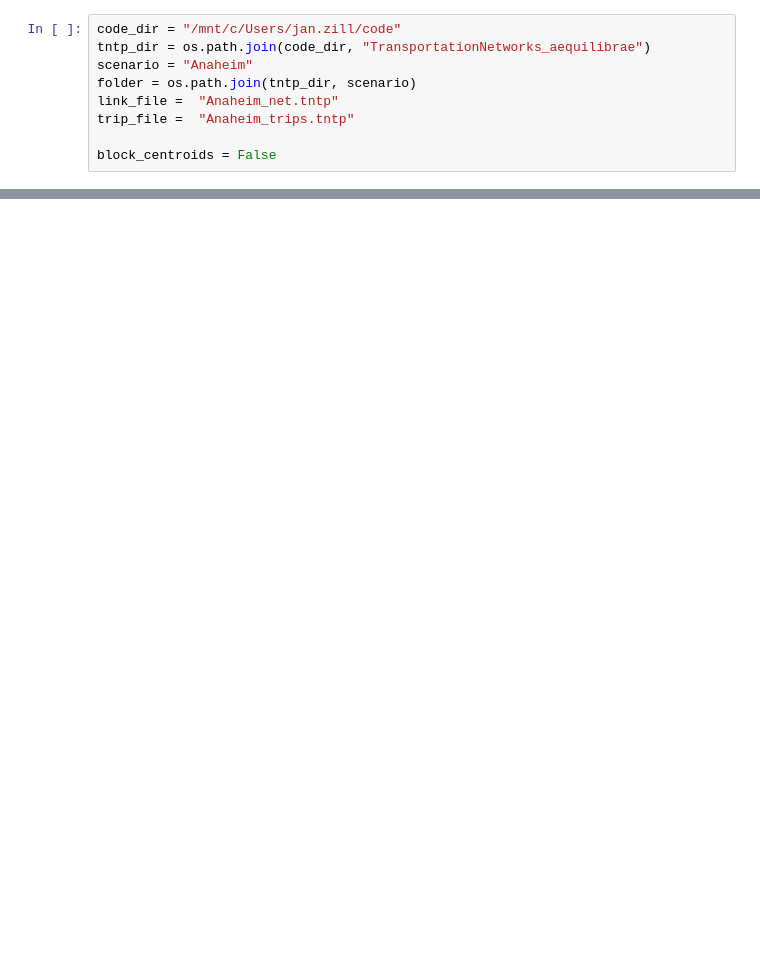
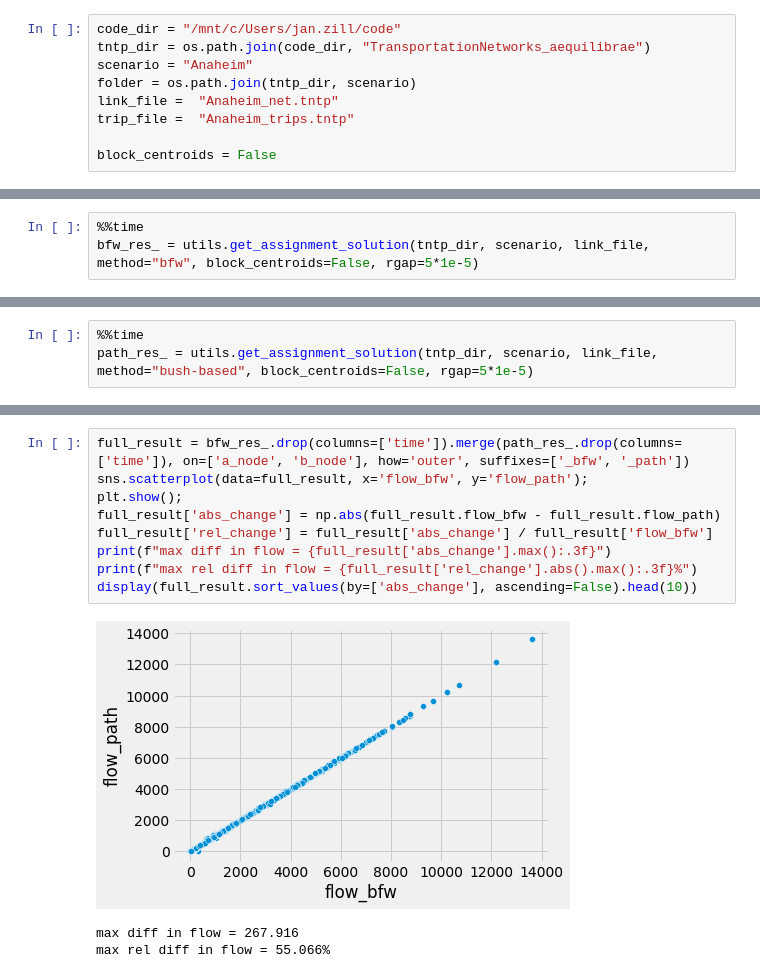
Before and after one commit to AequilibraE/aequilibrae, a Jupyter notebook: jupyter_development/integrate_path_based_in_aequ.ipynb, the cells around one changed output, grey strips where cells are left out. Drawn from its saved outputs; the diff is of its cells as text; blank space fills up the shorter version.

Commit message:
integrates felipe's bush-based assignment into aequilibrae via quick, dirty wrapper around data structures

```diff
--- a/jupyter_development/integrate_path_based_in_aequ.ipynb
+++ b/jupyter_development/integrate_path_based_in_aequ.ipynb
@@ -144,0 +117,3 @@ Iteration, RelativeGap, stepsize
+# %%
+%%time
+bfw_res_ = utils.get_assignment_solution(tntp_dir, scenario, link_file, method="bfw", block_centroids=False, rgap=5*1e-5)
@@ -144,0 +138,3 @@ Iteration, RelativeGap, stepsize
+# %%
+%%time
+path_res_ = utils.get_assignment_solution(tntp_dir, scenario, link_file, method="bush-based", block_centroids=False, rgap=5*1e-5)
@@ -144,0 +156,13 @@ Iteration, RelativeGap, stepsize
+# %%
+full_result = bfw_res_.drop(columns=['time']).merge(path_res_.drop(columns=['time']), on=['a_node', 'b_node'], how='outer', suffixes=['_bfw', '_path'])
+sns.scatterplot(data=full_result, x='flow_bfw', y='flow_path');
+plt.show();
+full_result['abs_change'] = np.abs(full_result.flow_bfw - full_result.flow_path)
+full_result['rel_change'] = full_result['abs_change'] / full_result['flow_bfw']
+print(f"max diff in flow = {full_result['abs_change'].max():.3f}")
+print(f"max rel diff in flow = {full_result['rel_change'].abs().max():.3f}%")
+display(full_result.sort_values(by=['abs_change'], ascending=False).head(10))
+# %% [output]
+[figure, added]
+max diff in flow = 267.916
+max rel diff in flow = 55.066%
```
Also changed, not shown: parts of 12 cells of this notebook, 2 other files.
